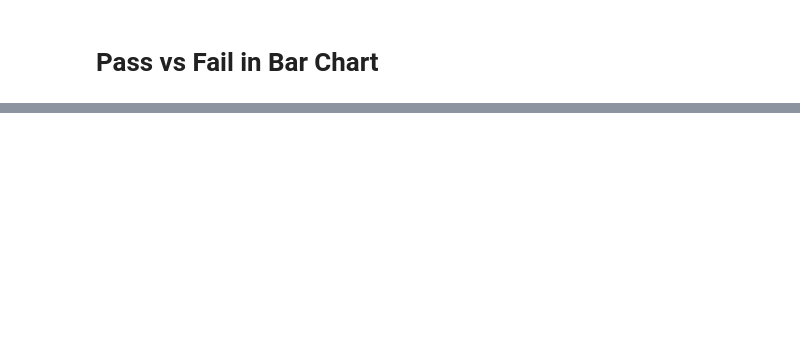
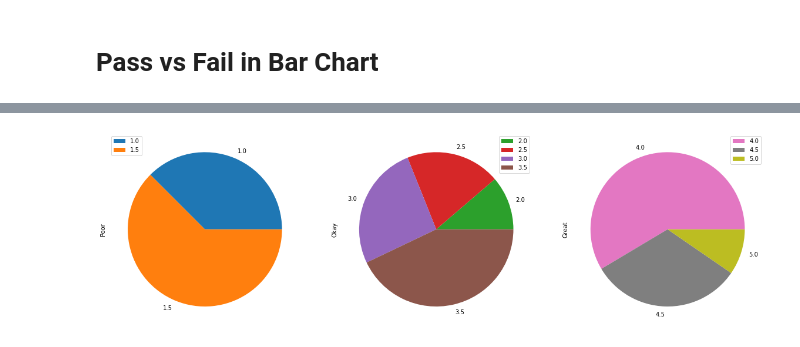
Before and after one commit to joyesufu/Where_Is_The_Food, a Jupyter notebook: pie_graphs_pass_fail.ipynb, the cells around one changed output, grey strips where cells are left out. Drawn from its saved outputs; the diff is of its cells as text; code cells hidden in the pictures; blank space fills up the shorter version.

```diff
--- a/pie_graphs_pass_fail.ipynb
+++ b/pie_graphs_pass_fail.ipynb
@@ -202,0 +259,4 @@ plt.show()
+# %%
+fail['Binned'] = pd.cut(fail['rating'], bins=[0, 1.5, 3.5, 5], labels=['Poor', 'Okay', 'Great'])
+F_df = fail.groupby(['rating', 'Binned']).size().unstack(fill_value=0)
+print (F_df)
@@ -202,0 +275,5 @@ plt.show()
+# %%
+F_df.plot.pie(subplots=True,figsize=(20, 20))
+plt.savefig('images/pie_failing_rating.png')
+# %% [output]
+[figure, added]
```
Also changed, not shown: parts of 17 cells of this notebook, 9 other files.
